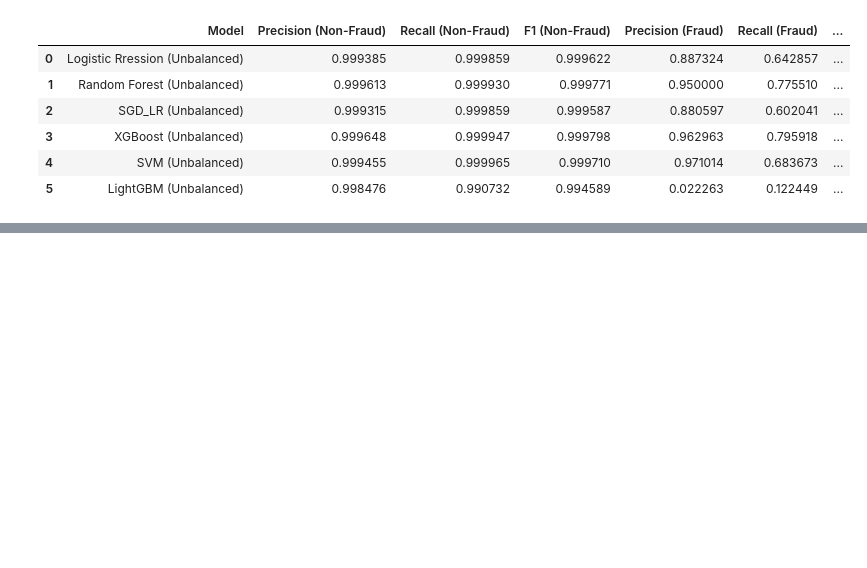
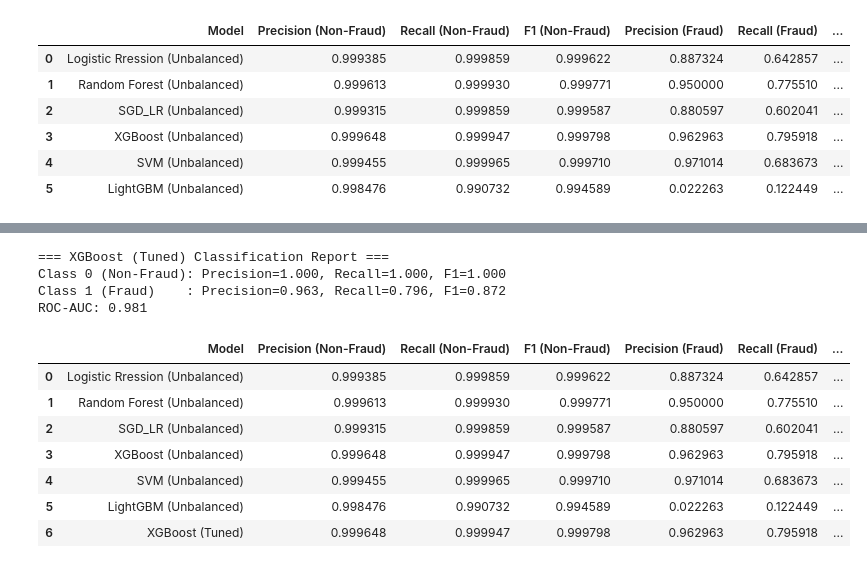
Before and after one commit to kaiokasa/fraud_detection, a Jupyter notebook: unbalance_modeling_notebook.ipynb, the cells around one changed output, grey strips where cells are left out. Cells and saved outputs as stored; diff of their text form; code cells hidden in the pictures; blank space fills up the shorter version.

Commit message:
finetuned XGBoost for best hyperparameters

```diff
--- a/unbalance_modeling_notebook.ipynb
+++ b/unbalance_modeling_notebook.ipynb
@@ -384,0 +401,28 @@ ROC-AUC: 0.575
+# %%
+from xgboost import XGBClassifier
+
+xgb_model = XGBClassifier(
+    random_state=42,
+    eval_metric="logloss"
+)
+
+param_grid = {
+    "n_estimators": [100, 200, 300],
+    "max_depth": [3, 5, 7],
+    "learning_rate": [0.01, 0.05, 0.1],
+    "subsample": [0.8, 1.0],
+    "colsample_bytree": [0.8, 1.0]
+}
+# %%
+from sklearn.model_selection import GridSearchCV
+
+grid_search = GridSearchCV(
+    estimator=xgb_model,
+    param_grid=param_grid,
+    scoring="f1",
+    cv=5,
+    n_jobs=-1,
+    verbose=2
+)
+# %%
+grid_search.fit(X_train, y_train)
@@ -384,0 +454,4 @@ ROC-AUC: 0.575
+# %%
+best_xgb = grid_search.best_estimator_
+
+best_xgb.fit(X_train, y_train)
@@ -384,0 +471,26 @@ ROC-AUC: 0.575
+# %%
+y_test_pred = best_xgb.predict(X_test)
+y_test_proba = best_xgb.predict_proba(X_test)[:,1]
+
+results_df = store_and_print_results(
+    results_df,
+    "XGBoost (Tuned)",
+    y_test,
+    y_test_pred,
+    y_test_proba
+)
+
+results_df
+# %% [output]
+=== XGBoost (Tuned) Classification Report ===
+Class 0 (Non-Fraud): Precision=1.000, Recall=1.000, F1=1.000
+Class 1 (Fraud)    : Precision=0.963, Recall=0.796, F1=0.872
+ROC-AUC: 0.981
+|  | Model | Precision (Non-Fraud) | Recall (Non-Fraud) | F1 (Non-Fraud) | Precision (Fraud) | Recall (Fraud) | ... |
+| 0 | Logistic Rression (Unbalanced) | 0.999385 | 0.999859 | 0.999622 | 0.887324 | 0.642857 | ... |
+| 1 | Random Forest (Unbalanced) | 0.999613 | 0.999930 | 0.999771 | 0.950000 | 0.775510 | ... |
+| 2 | SGD_LR (Unbalanced) | 0.999315 | 0.999859 | 0.999587 | 0.880597 | 0.602041 | ... |
+| 3 | XGBoost (Unbalanced) | 0.999648 | 0.999947 | 0.999798 | 0.962963 | 0.795918 | ... |
+| 4 | SVM (Unbalanced) | 0.999455 | 0.999965 | 0.999710 | 0.971014 | 0.683673 | ... |
+| 5 | LightGBM (Unbalanced) | 0.998476 | 0.990732 | 0.994589 | 0.022263 | 0.122449 | ... |
+| 6 | XGBoost (Tuned) | 0.999648 | 0.999947 | 0.999798 | 0.962963 | 0.795918 | ... |
```
Also changed, not shown: parts of 5 cells of this notebook.
